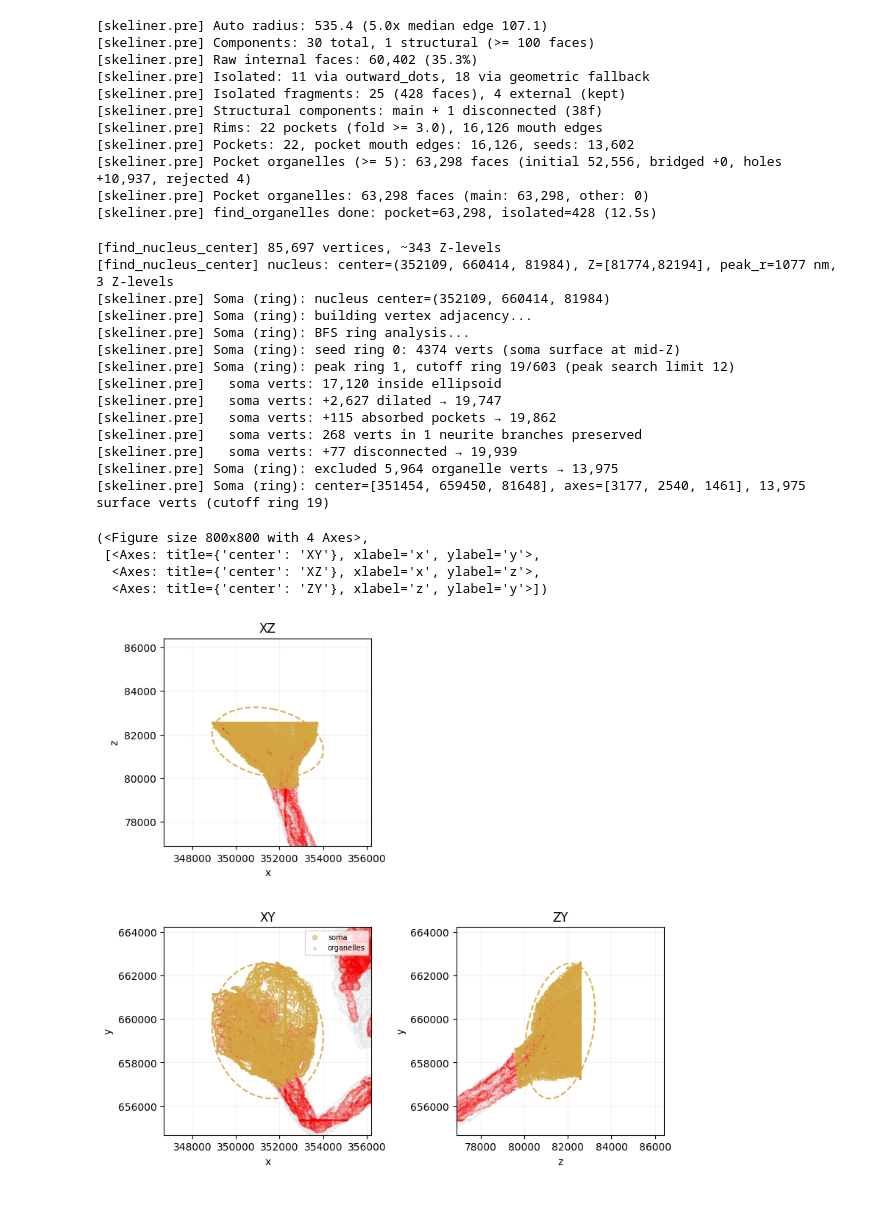
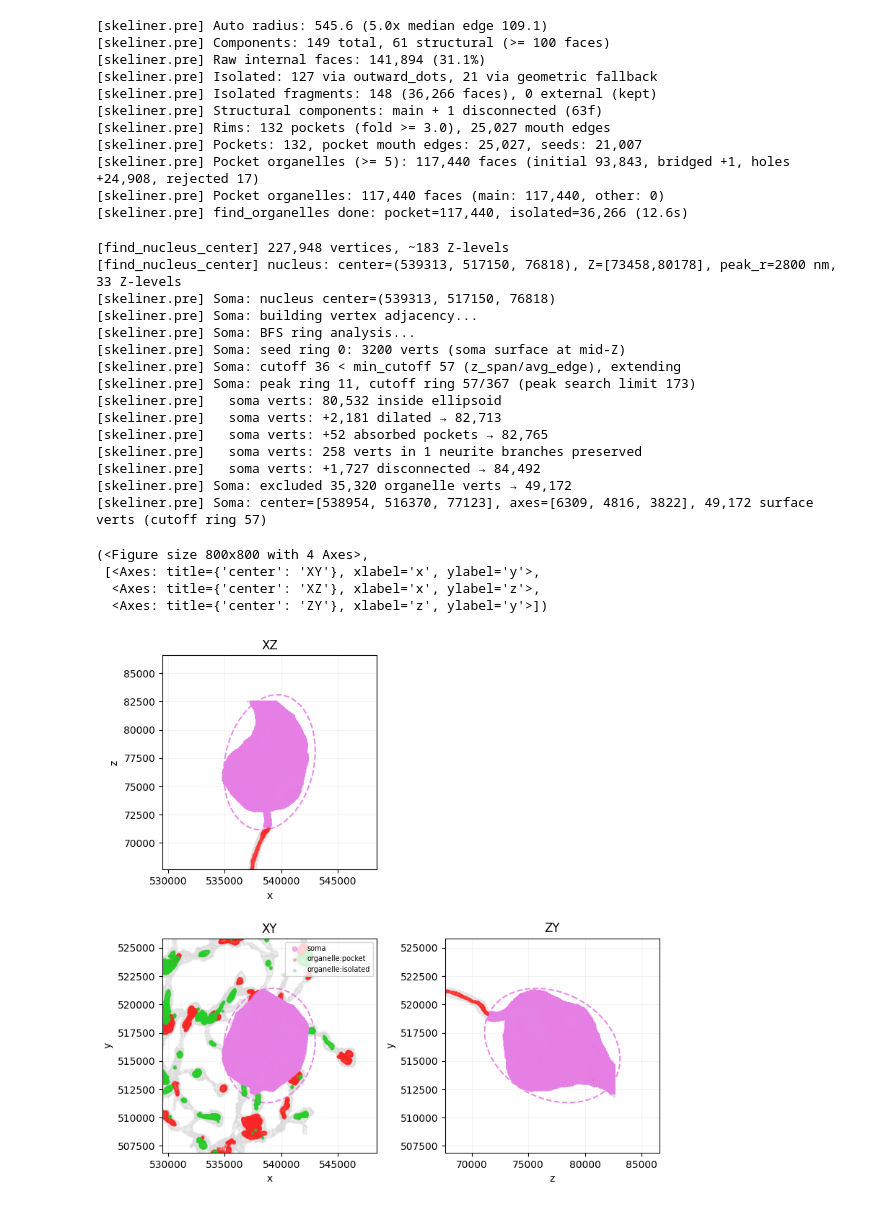
Before and after one commit to eyewire2/skeliner, a Jupyter notebook: notebooks/example.pre.ipynb, the cells around one changed output. Saved outputs shown, nothing was run; the diff lists cells and outputs as text; code cells hidden in the pictures.

```diff
--- a/notebooks/example.pre.ipynb
+++ b/notebooks/example.pre.ipynb
@@ -1,7 +1,7 @@
 # %%
 import skeliner as sk
 # %%
-mesh = sk.io.load_mesh("../dev/test_mesh_data_updated/BCs_hardcases/720575940552805191/mesh.obj")
+mesh = sk.io.load_mesh("./data/720575940552805191.obj")
 # %%
 # 1. Parallel patches
 patches = sk.pre.find_parallel_patches(mesh, verbose=True)
@@ -20,42 +15,43 @@ if patches:
 [skeliner.pre] No orphan components after removal
 # %%
 # 2. Organelles
-orgs = sk.pre.find_organelles(mesh, verbose=True)
+organelles, mesh_stats = sk.pre.find_organelles(mesh, return_mesh_stats=True, verbose=True)
 # %% [output]
-[skeliner.pre] Auto radius: 535.4 (5.0x median edge 107.1)
-[skeliner.pre] Components: 30 total, 1 structural (>= 100 faces)
-[skeliner.pre] Raw internal faces: 60,402 (35.3%)
-[skeliner.pre] Isolated: 11 via outward_dots, 18 via geometric fallback
-[skeliner.pre] Isolated fragments: 25 (428 faces), 4 external (kept)
-[skeliner.pre] Structural components: main + 1 disconnected (38f)
-[skeliner.pre] Rims: 22 pockets (fold >= 3.0), 16,126 mouth edges
-[skeliner.pre] Pockets: 22, pocket mouth edges: 16,126, seeds: 13,602
-[skeliner.pre] Pocket organelles (>= 5): 63,298 faces (initial 52,556, bridged +0, holes +10,937, rejected 4)
-[skeliner.pre] Pocket organelles: 63,298 faces (main: 63,298, other: 0)
-[skeliner.pre] find_organelles done: pocket=63,298, isolated=428 (12.5s)
+[skeliner.pre] Auto radius: 545.6 (5.0x median edge 109.1)
+[skeliner.pre] Components: 149 total, 61 structural (>= 100 faces)
+[skeliner.pre] Raw internal faces: 141,894 (31.1%)
+[skeliner.pre] Isolated: 127 via outward_dots, 21 via geometric fallback
+[skeliner.pre] Isolated fragments: 148 (36,266 faces), 0 external (kept)
+[skeliner.pre] Structural components: main + 1 disconnected (63f)
+[skeliner.pre] Rims: 132 pockets (fold >= 3.0), 25,027 mouth edges
+[skeliner.pre] Pockets: 132, pocket mouth edges: 25,027, seeds: 21,007
+[skeliner.pre] Pocket organelles (>= 5): 117,440 faces (initial 93,843, bridged +1, holes +24,908, rejected 17)
+[skeliner.pre] Pocket organelles: 117,440 faces (main: 117,440, other: 0)
+[skeliner.pre] find_organelles done: pocket=117,440, isolated=36,266 (12.6s)
 # %%
 # 3. Soma
-soma = sk.pre.find_soma_via_ring_cutoff(mesh, organelles=orgs.mask, mesh_stats=orgs.mesh_stats, verbose=True)
-sk.plot.vis2d.soma_diagnostics(mesh=mesh, soma=soma, organelles=orgs.mask, figsize=(8,8))
+soma = sk.pre.find_soma_via_ring_cutoff(mesh, organelles=organelles, mesh_stats=mesh_stats, verbose=True)
+sk.plot.vis2d.soma_diagnostics(mesh=mesh, soma=soma, organelles=organelles, figsize=(8,8))
 # %% [output]
-[find_nucleus_center] 85,697 vertices, ~343 Z-levels
-[find_nucleus_center] nucleus: center=(352109, 660414, 81984), Z=[81774,82194], peak_r=1077 nm, 3 Z-levels
-[skeliner.pre] Soma (ring): nucleus center=(352109, 660414, 81984)
-[skeliner.pre] Soma (ring): building vertex adjacency...
-[skeliner.pre] Soma (ring): BFS ring analysis...
-[skeliner.pre] Soma (ring): seed ring 0: 4374 verts (soma surface at mid-Z)
-[skeliner.pre] Soma (ring): peak ring 1, cutoff ring 19/603 (peak search limit 12)
-[skeliner.pre]   soma verts: 17,120 inside ellipsoid
-[skeliner.pre]   soma verts: +2,627 dilated → 19,747
-[skeliner.pre]   soma verts: +115 absorbed pockets → 19,862
-[skeliner.pre]   soma verts: 268 verts in 1 neurite branches preserved
-[skeliner.pre]   soma verts: +77 disconnected → 19,939
-[skeliner.pre] Soma (ring): excluded 5,964 organelle verts → 13,975
-[skeliner.pre] Soma (ring): center=[351454, 659450, 81648], axes=[3177, 2540, 1461], 13,975 surface verts (cutoff ring 19)
+[find_nucleus_center] 227,948 vertices, ~183 Z-levels
+[find_nucleus_center] nucleus: center=(539313, 517150, 76818), Z=[73458,80178], peak_r=2800 nm, 33 Z-levels
+[skeliner.pre] Soma: nucleus center=(539313, 517150, 76818)
+[skeliner.pre] Soma: building vertex adjacency...
+[skeliner.pre] Soma: BFS ring analysis...
+[skeliner.pre] Soma: seed ring 0: 3200 verts (soma surface at mid-Z)
+[skeliner.pre] Soma: cutoff 36 < min_cutoff 57 (z_span/avg_edge), extending
+[skeliner.pre] Soma: peak ring 11, cutoff ring 57/367 (peak search limit 173)
+[skeliner.pre]   soma verts: 80,532 inside ellipsoid
+[skeliner.pre]   soma verts: +2,181 dilated → 82,713
+[skeliner.pre]   soma verts: +52 absorbed pockets → 82,765
+[skeliner.pre]   soma verts: 258 verts in 1 neurite branches preserved
+[skeliner.pre]   soma verts: +1,727 disconnected → 84,492
+[skeliner.pre] Soma: excluded 35,320 organelle verts → 49,172
+[skeliner.pre] Soma: center=[538954, 516370, 77123], axes=[6309, 4816, 3822], 49,172 surface verts (cutoff ring 57)
 (<Figure size 800x800 with 4 Axes>,
  [<Axes: title={'center': 'XY'}, xlabel='x', ylabel='y'>,
   <Axes: title={'center': 'XZ'}, xlabel='x', ylabel='z'>,
   <Axes: title={'center': 'ZY'}, xlabel='z', ylabel='y'>])
-[figure, old version]
+[figure, new version]
 # %%
 # 4. Disconnected → gaps
```
Also changed, not shown: parts of 8 cells of this notebook.
